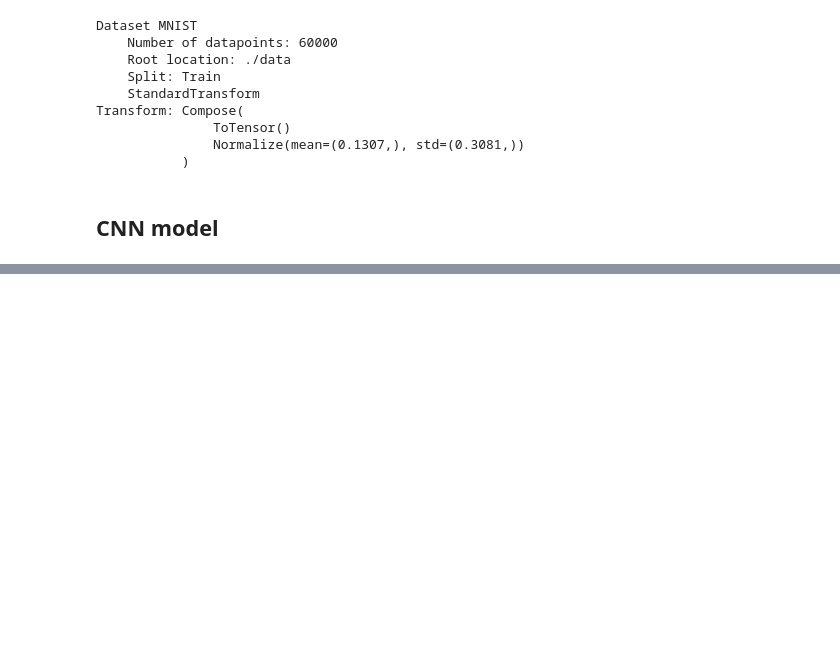
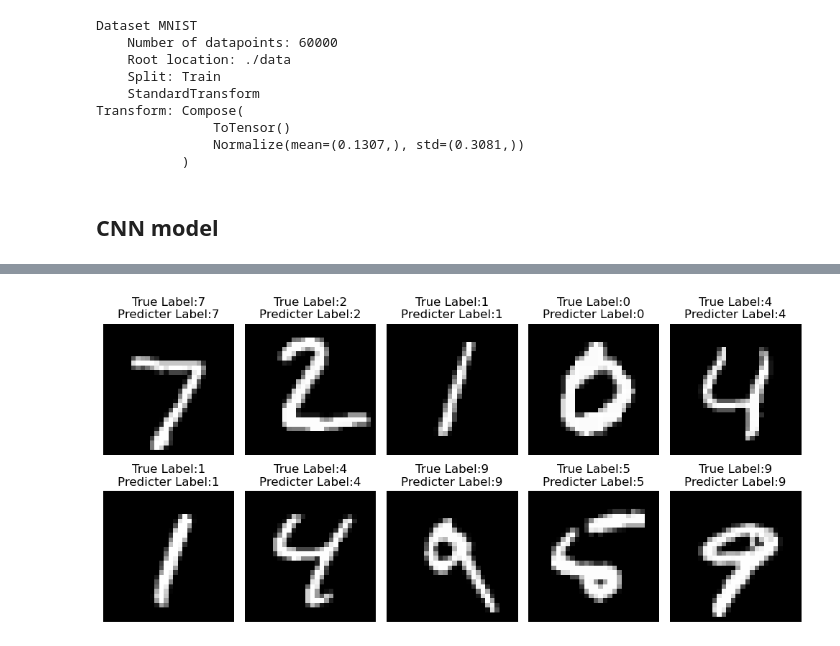
Before and after one commit to Deptek/Projects, a Jupyter notebook: CNN_RNN_MNIST/CNN.ipynb, the cells around one changed output, grey strips where cells are left out. Saved outputs shown, nothing was run; the diff lists cells and outputs as text; code cells hidden in the pictures; blank space fills up the shorter version.

```diff
--- a/CNN_RNN_MNIST/CNN.ipynb
+++ b/CNN_RNN_MNIST/CNN.ipynb
@@ -62,0 +146,20 @@ class CNN(nn.Module):
+# %%
+# Visualizng results
+model.eval()
+
+images, labels= next(iter(testloader))
+with torch.no_grad():
+    outputs= model(images)
+    _, preds= torch.max(outputs, 1)
+
+fig, axes = plt.subplots(2,5, figsize=(10,5))
+
+for i,ax in enumerate(axes.flat):
+    ax.imshow(images[i].squeeze(), cmap= "gray") # squeezed is to remove channel dimension [1,28,28] to [28,28] since it only takes 2 dimentions
+    ax.set_title(f"True Label:{labels[i]}\nPredicter Label:{preds[i]}")
+    ax.axis("off")
+
+plt.tight_layout()
+plt.show()
+# %% [output]
+[figure, added]
```
Also changed, not shown: parts of 9 cells of this notebook.
